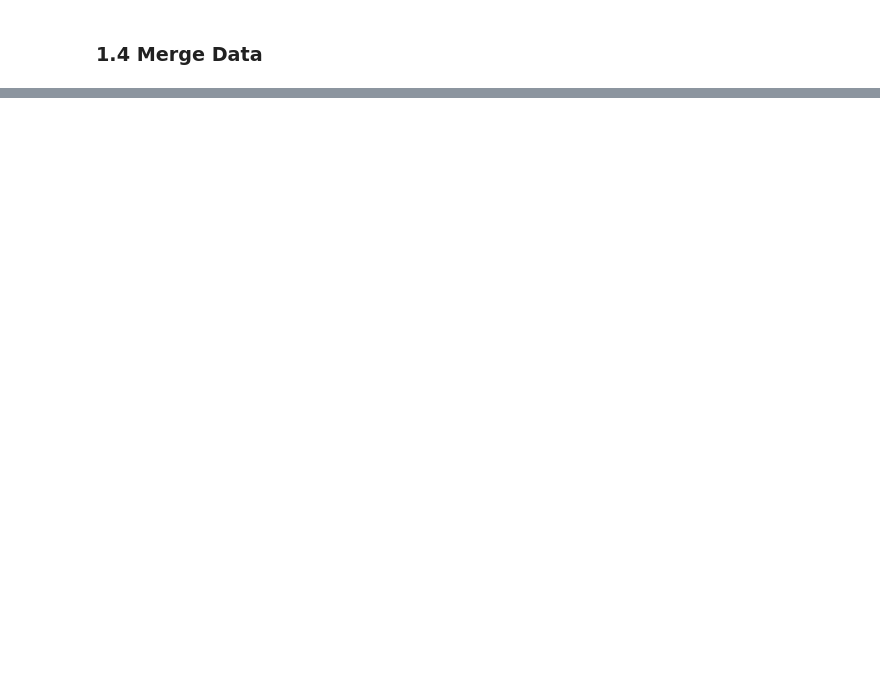
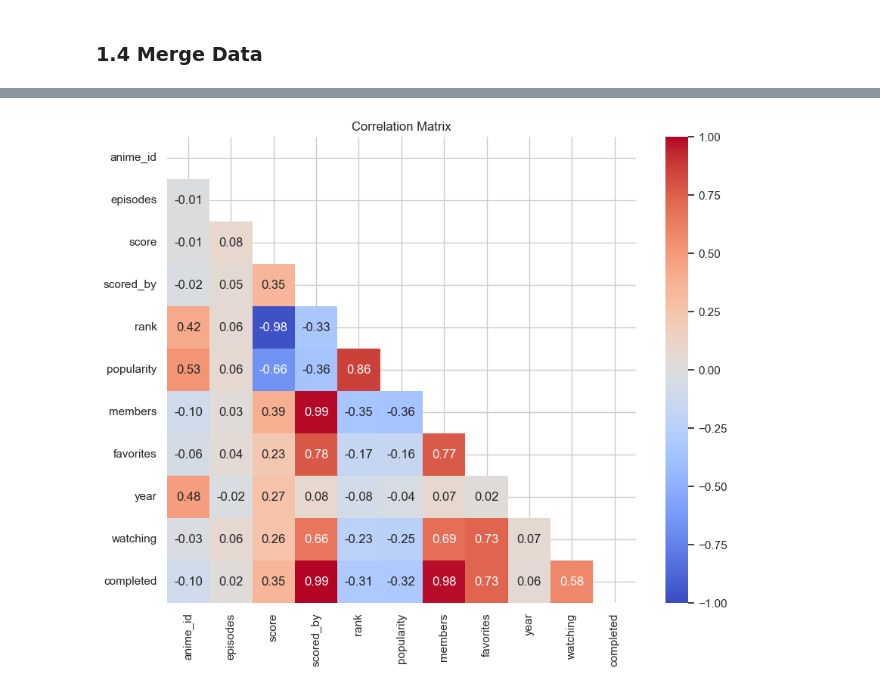
Before and after one commit to Seintian/unito-hci-data-analysis-25-26, a Jupyter notebook: solution/notebooks/02_exploration.ipynb, the cells around one changed output, grey strips where cells are left out. Saved outputs shown, nothing was run; the diff lists cells and outputs as text; code cells hidden in the pictures; blank space fills up the shorter version.

```diff
--- a/solution/notebooks/02_exploration.ipynb
+++ b/solution/notebooks/02_exploration.ipynb
@@ -151,0 +177,6 @@ generate_user_map(df_profiles)
+# %%
+# Spearman Correlation (Monotonic)
+corr_matrix = calculate_correlation(df_merged, method='spearman')
+plot_correlation_matrix(df_merged)
+# %% [output]
+[figure, added]
```
Also changed, not shown: parts of 48 cells of this notebook, 11 other files.
